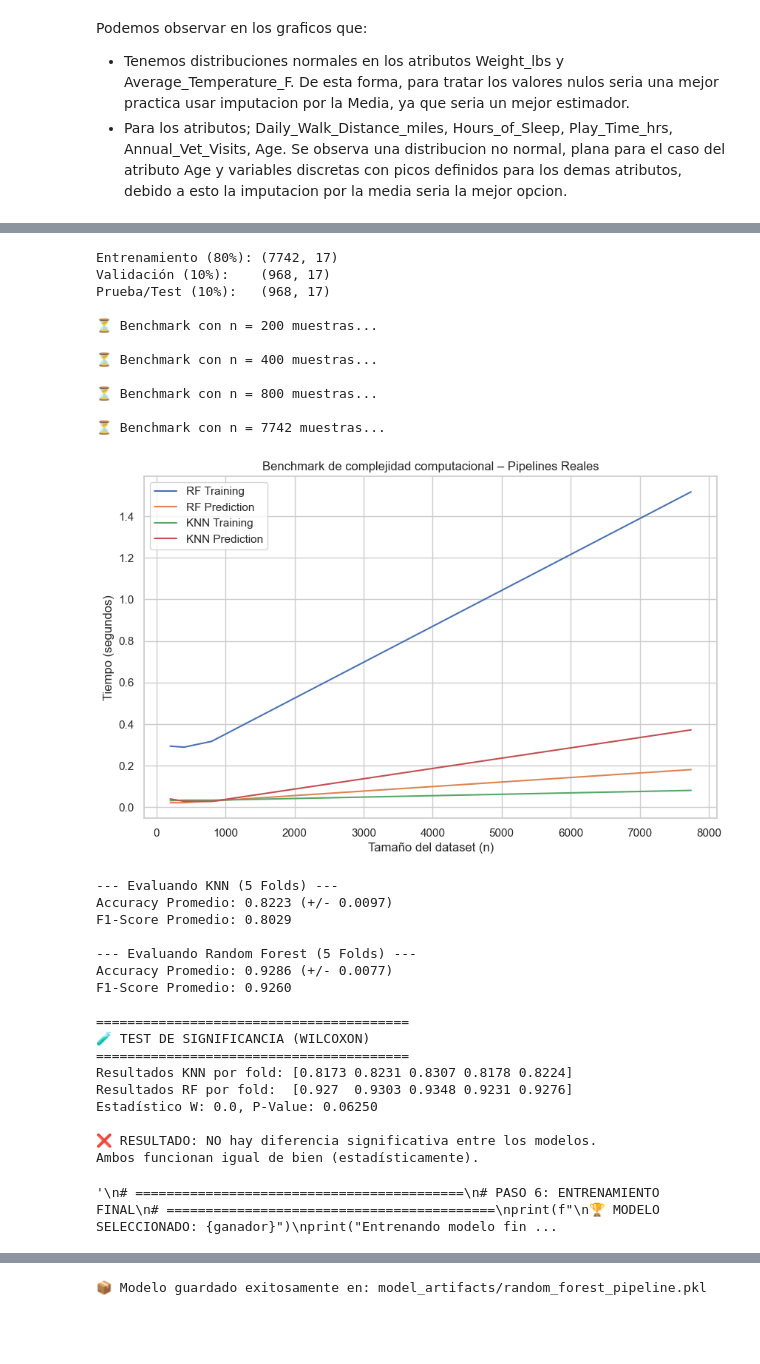
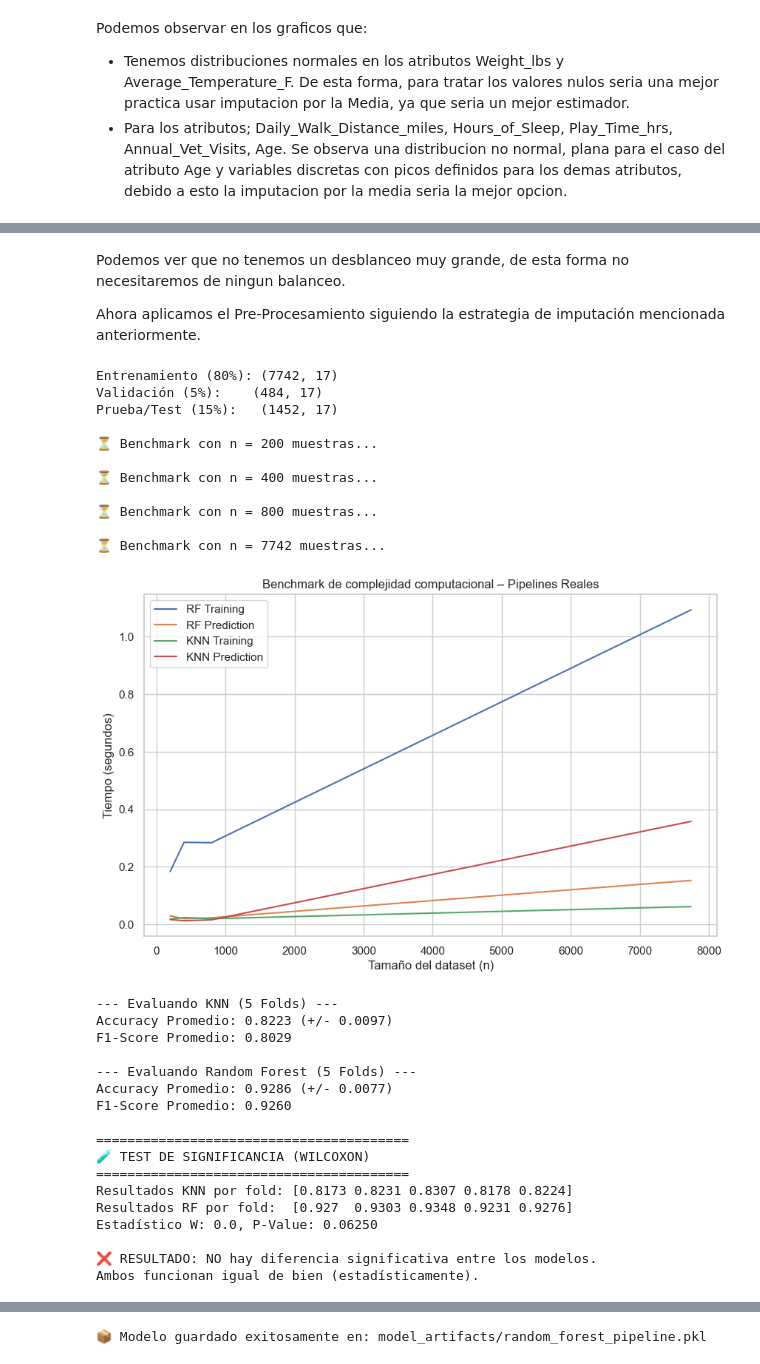
Before and after one commit to baframirez/Prediction-Dog-Breed-Health, a Jupyter notebook: Code.ipynb, the cells around one changed output, grey strips where cells are left out. Saved outputs shown, nothing was run; the diff lists cells and outputs as text; code cells hidden in the pictures; blank space fills up the shorter version.

```diff
--- a/Code.ipynb
+++ b/Code.ipynb
@@ -121,7 +121,7 @@ df.to_csv(output_file, index=False)
 # %% [output]
 '\n# Hacemos drop de las clase objetivo NaN para eliminar el sesgo problemas con la prediccion y evitar riesgos de ruido\ndf = df.dropna(subset=["Healthy"])\ndf = df.reset_index(drop = True)\n# --- 4. ...
 # %%
-df = pd.read_csv("dataset_all.csv", index_col = 0)
+df = pd.read_csv("dataset_all.csv")
 
 df.info()
 # %% [output]
@@ -429,3 +367,7 @@ Dimensiones Train: (7742, 16)
+# %% [markdown]
+Podemos ver que no tenemos un desblanceo muy grande, de esta forma no necesitaremos de ningun balanceo.
+
+Ahora aplicamos el Pre-Procesamiento siguiendo la estrategia de imputación mencionada anteriormente.
 # %%
 import pandas as pd
 import numpy as np
@@ -460,14 +402,16 @@ X_train, X_temp, y_train, y_temp = train_test_split(
     X, y, test_size=0.2, random_state=42, stratify=y
 )
 
-# Segunda división: Dividimos el 20% temporal en dos partes iguales (10% + 10%)
+#Utilzaremos la validación como datos de prueba durante el deploy
+# Segunda división: Dividimos el 20% temporal en dos partes (15% test + 5% val)
 X_val, X_test, y_val, y_test = train_test_split(
-    X_temp, y_temp, test_size=0.5, random_state=42, stratify=y_temp
+    X_temp, y_temp, test_size=0.75, random_state=42, stratify=y_temp
 )
 
+
 print(f"Entrenamiento (80%): {X_train.shape}")
-print(f"Validación (10%):    {X_val.shape}")
-print(f"Prueba/Test (10%):   {X_test.shape}")
+print(f"Validación (5%):    {X_val.shape}")
+print(f"Prueba/Test (15%):   {X_test.shape}")
 
 # ==========================================
 # PASO 2: ESTRATEGIA DE COLUMNAS
@@ -621,49 +565,36 @@ diferencia_significativa = p_value < alpha
 if diferencia_significativa:
     print("\n✅ RESULTADO: Existe una diferencia ESTADÍSTICAMENTE SIGNIFICATIVA.")
     if scores_rf.mean() > scores_knn.mean():
         ganador = "Random Forest"
         modelo_ganador = pipeline_rf
     else:
         ganador = "KNN"
         modelo_ganador = pipeline_knn
     print(f"El modelo {ganador} es superior con un 95% de confianza.")
 else:
     print("\n❌ RESULTADO: NO hay diferencia significativa entre los modelos.")
     print("Ambos funcionan igual de bien (estadísticamente).")
     # En caso de empate, elegimos Random Forest por ser generalmente más robusto en producción
     # o el que tenga mejor media aritmética simple.
     if scores_rf.mean() >= scores_knn.mean():
         ganador = "Random Forest (Por media simple)"
         modelo_ganador = pipeline_rf
     else:
         ganador = "KNN (Por media simple)"
         modelo_ganador = pipeline_knn
-
-"""
-# ==========================================
-# PASO 6: ENTRENAMIENTO FINAL
-# ==========================================
-print(f"\n🏆 MODELO SELECCIONADO: {ganador}")
-print("Entrenando modelo final con TODO el set de Train...")
-modelo_ganador.fit(X_train, y_train)
-
-print("\n--- Evaluación Final en TEST SET (Datos nunca vistos) ---")
-y_pred_test = modelo_ganador.predict(X_test)
-print(classification_report(y_test, y_pred_test))
-"""
 # %% [output]
 Entrenamiento (80%): (7742, 17)
-Validación (10%):    (968, 17)
-Prueba/Test (10%):   (968, 17)
+Validación (5%):    (484, 17)
+Prueba/Test (15%):   (1452, 17)
 
 ⏳ Benchmark con n = 200 muestras...
 
 ⏳ Benchmark con n = 400 muestras...
 
 ⏳ Benchmark con n = 800 muestras...
 
 ⏳ Benchmark con n = 7742 muestras...
-[figure, old version]
+[figure, new version]
 --- Evaluando KNN (5 Folds) ---
 Accuracy Promedio: 0.8223 (+/- 0.0097)
 F1-Score Promedio: 0.8029
@@ -681,4 +612,3 @@ Estadístico W: 0.0, P-Value: 0.06250
 
 ❌ RESULTADO: NO hay diferencia significativa entre los modelos.
 Ambos funcionan igual de bien (estadísticamente).
-'\n# ==========================================\n# PASO 6: ENTRENAMIENTO FINAL\n# ==========================================\nprint(f"\n🏆 MODELO SELECCIONADO: {ganador}")\nprint("Entrenando modelo fin ...
```
Also changed, not shown: parts of 31 cells of this notebook, 10 other files.
